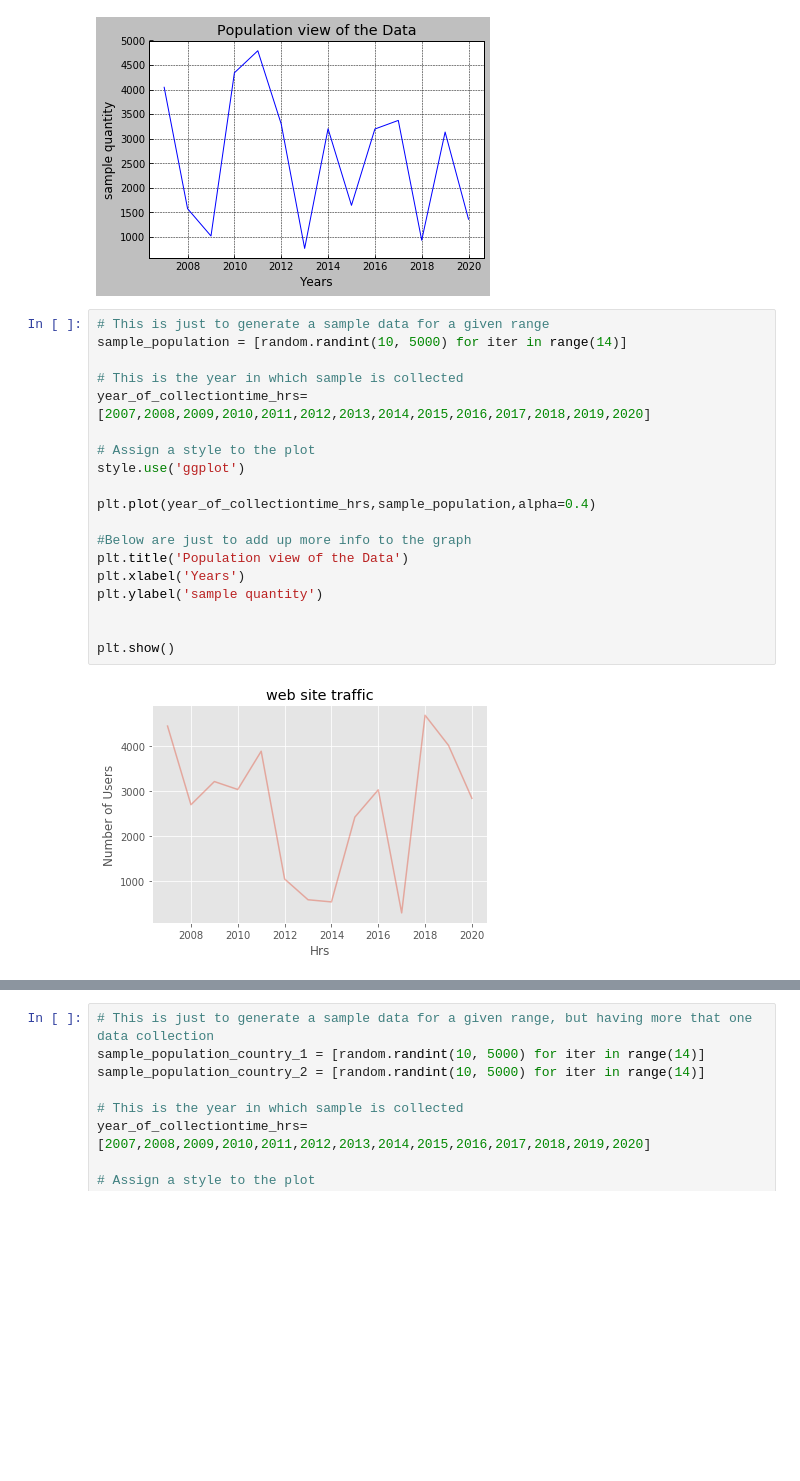
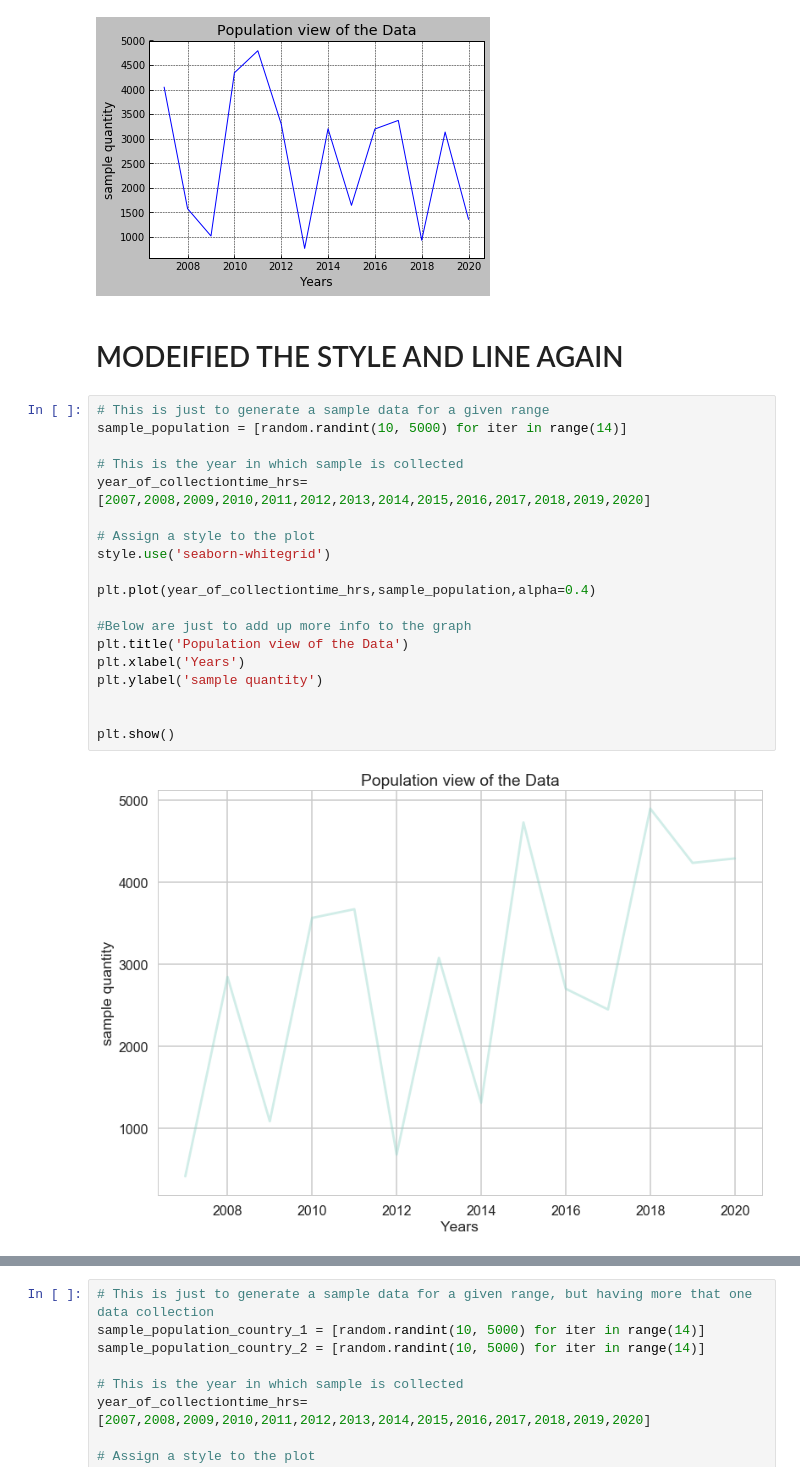
Before and after one commit to viswanath27/ml_models, a Jupyter notebook: matplotlib_demo.ipynb, the cells around one changed output, grey strips where cells are left out. Saved outputs shown, nothing was run; the diff lists cells and outputs as text; blank space fills up the shorter version.

```diff
--- a/matplotlib_demo.ipynb
+++ b/matplotlib_demo.ipynb
@@ -77,24 +81,26 @@ plt.ylabel('sample quantity')
 plt.show()
 # %% [output]
 [figure]
+# %% [markdown]
+# MODEIFIED THE STYLE AND LINE AGAIN
 # %%
 # This is just to generate a sample data for a given range
 sample_population = [random.randint(10, 5000) for iter in range(14)]
 
 # This is the year in which sample is collected
 year_of_collectiontime_hrs=[2007,2008,2009,2010,2011,2012,2013,2014,2015,2016,2017,2018,2019,2020]
 
 # Assign a style to the plot
-style.use('ggplot')
+style.use('seaborn-whitegrid')
 
 plt.plot(year_of_collectiontime_hrs,sample_population,alpha=0.4)
 
 #Below are just to add up more info to the graph
 plt.title('Population view of the Data')
 plt.xlabel('Years')
 plt.ylabel('sample quantity')
 
 
 plt.show()
 # %% [output]
-[figure, old version]
+[figure, new version]
```
Also changed, not shown: parts of 6 cells of this notebook.
